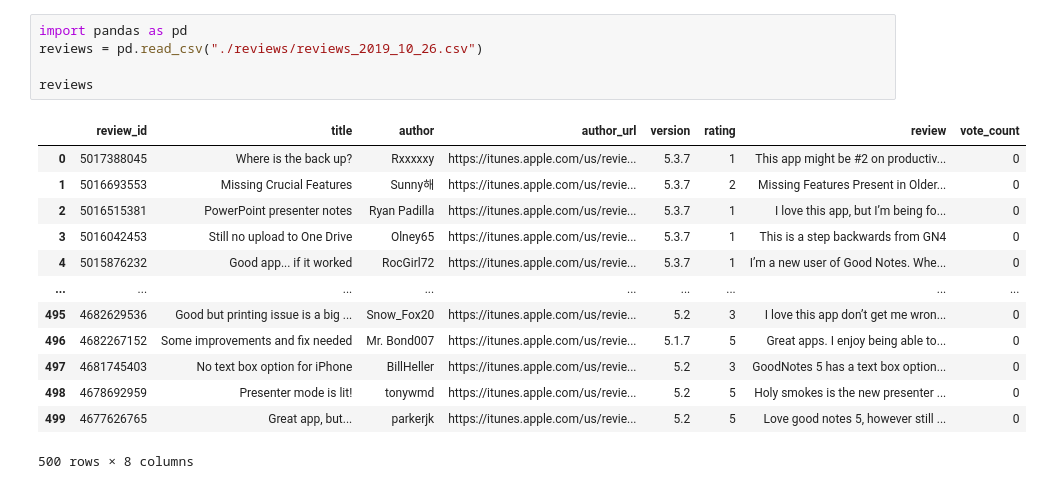
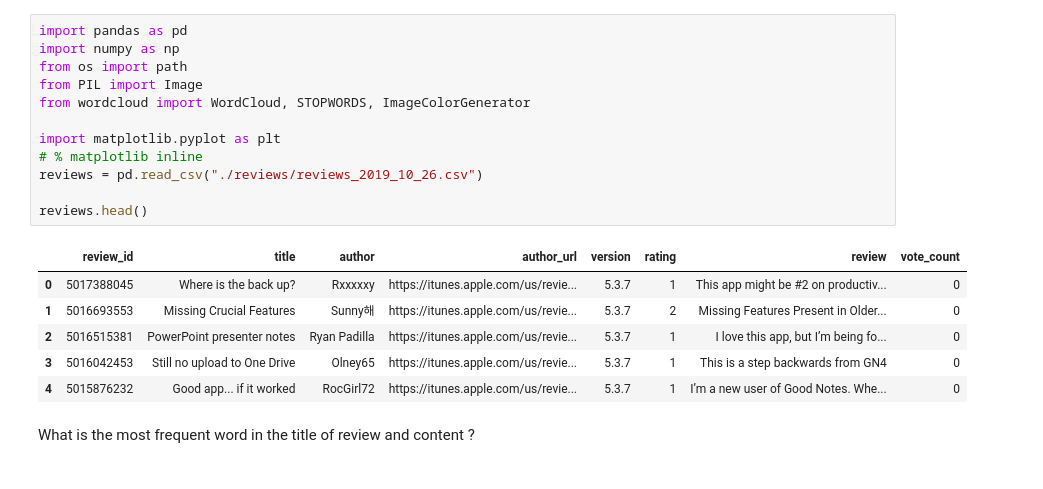
Before and after one commit to Ykid/presentation, a Jupyter notebook: analyseReview.ipynb, the cells around one changed output. Drawn from its saved outputs; the diff is of its cells as text.

Commit message:
add wordcloud lib

```diff
--- a/analyseReview.ipynb
+++ b/analyseReview.ipynb
@@ -1,19 +1,21 @@
 # %%
 import pandas as pd
+import numpy as np
+from os import path
+from PIL import Image
+from wordcloud import WordCloud, STOPWORDS, ImageColorGenerator
+
+import matplotlib.pyplot as plt
+# % matplotlib inline
 reviews = pd.read_csv("./reviews/reviews_2019_10_26.csv")
 
-reviews
+reviews.head()
 # %% [output]
 |  | review_id | title | author | author_url | version | rating | review | vote_count |
 | 0 | 5017388045 | Where is the back up? | Rxxxxxy | https://itunes.apple.com/us/revie... | 5.3.7 | 1 | This app might be #2 on productiv... | 0 |
 | 1 | 5016693553 | Missing Crucial Features | Sunny해 | https://itunes.apple.com/us/revie... | 5.3.7 | 2 | Missing Features Present in Older... | 0 |
 | 2 | 5016515381 | PowerPoint presenter notes | Ryan Padilla | https://itunes.apple.com/us/revie... | 5.3.7 | 1 | I love this app, but I’m being fo... | 0 |
 | 3 | 5016042453 | Still no upload to One Drive | Olney65 | https://itunes.apple.com/us/revie... | 5.3.7 | 1 | This is a step backwards from GN4 | 0 |
 | 4 | 5015876232 | Good app... if it worked | RocGirl72 | https://itunes.apple.com/us/revie... | 5.3.7 | 1 | I’m a new user of Good Notes. Whe... | 0 |
-| ... | ... | ... | ... | ... | ... | ... | ... | ... |
-| 495 | 4682629536 | Good but printing issue is a big ... | Snow_Fox20 | https://itunes.apple.com/us/revie... | 5.2 | 3 | I love this app don’t get me wron... | 0 |
-| 496 | 4682267152 | Some improvements and fix needed | Mr. Bond007 | https://itunes.apple.com/us/revie... | 5.1.7 | 5 | Great apps. I enjoy being able to... | 0 |
-| 497 | 4681745403 | No text box option for iPhone | BillHeller | https://itunes.apple.com/us/revie... | 5.2 | 3 | GoodNotes 5 has a text box option... | 0 |
-| 498 | 4678692959 | Presenter mode is lit! | tonywmd | https://itunes.apple.com/us/revie... | 5.2 | 5 | Holy smokes is the new presenter ... | 0 |
-| 499 | 4677626765 | Great app, but... | parkerjk | https://itunes.apple.com/us/revie... | 5.2 | 5 | Love good notes 5, however still ... | 0 |
-500 rows × 8 columns
+# %% [markdown]
+What is the most frequent word in the title of review and content ?
```
Also changed, not shown: parts of 6 cells of this notebook.
